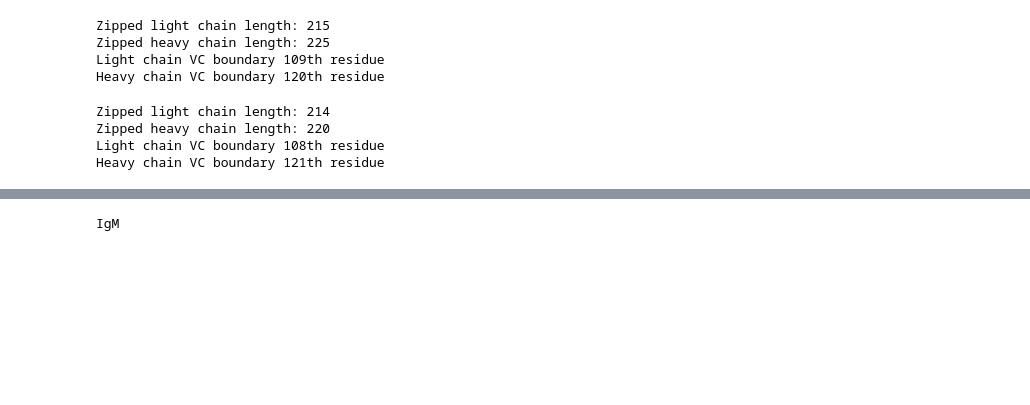
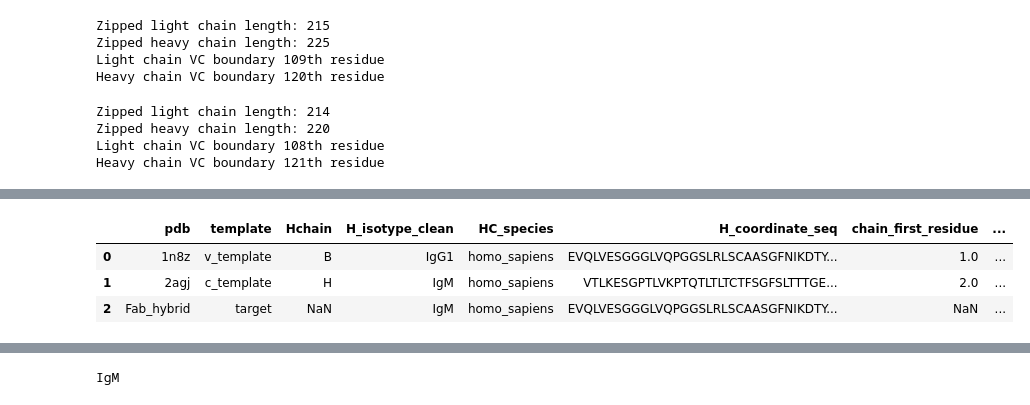
Before and after one commit to lewhay03/Antibody-Constant-Region-Modelling-Pipeline, a Jupyter notebook: Scripts/antibody_modelling_pipeline_jupyter_draft.ipynb, the cells around one changed output, grey strips where cells are left out. Cells and saved outputs as stored; diff of their text form; code cells hidden in the pictures; blank space fills up the shorter version.

Commit message:
Re-write functions to improve robustness and improve automation

```diff
--- a/Scripts/antibody_modelling_pipeline_jupyter_draft.ipynb
+++ b/Scripts/antibody_modelling_pipeline_jupyter_draft.ipynb
@@ -266,7 +250,7 @@ Heavy chain VC boundary 121th residue
 def make_recombinant_seqs(vl_zip, vh_zip, cl_zip, ch_zip):
     """Combines the variable and constant regions of 2 different template sequences.
     Takes 'zipped' (residue-position sequence) chains, joins VL to CL and VH to CH.
-    Outputs two strings."""
+    Outputs a tuple of two strings (light_sequence, heavy_sequence)."""
 
     # Make variable region sequence
     vl_str = ''.join(res for res, _ in vl_zip)
@@ -279,7 +263,10 @@ def make_recombinant_seqs(vl_zip, vh_zip, cl_zip, ch_zip):
     recombinant_seq_light = vl_str + cl_str
     recombinant_seq_heavy = vh_str + ch_str
 
+    print(f"Recombinant Sequence (light): {recombinant_seq_light}")
+    print(f"Recombinant Sequence (heavy): {recombinant_seq_heavy}")
+
     return (recombinant_seq_light, recombinant_seq_heavy)
 
-make_recombinant_seqs(vl_zip, vh_zip, cl_zip, ch_zip)
+recombinant_seq_light, recombinant_seq_heavy = make_recombinant_seqs(vl_zip, vh_zip, cl_zip, ch_zip)
 # %% [output]
@@ -331,18 +275,56 @@ write_template_headers(c_template,*annotate_metadata(df_filtered, c_template))
 # %%
 def make_df_heavies(df_filtered: pd.DataFrame) -> pd.DataFrame:
-    """Creates a new dataframe for heavy chain metadata from an already filtered dataframe."""
+    """Creates a new dataframe for heavy chain metadata from an already-filtered dataframe."""
+
+    # Call the recombinant sequence function and assign variables
+    _, recombinant_seq_heavy = make_recombinant_seqs(vl_zip, vh_zip, cl_zip, ch_zip)
 
     df_heavies = pd.DataFrame({
     "pdb": df_filtered["pdb"],
     "template": df_filtered["template"],
-
+    "Hchain": df_filtered["Hchain"],
     "H_isotype_clean": df_filtered["H_isotype_clean"],
+    "HC_species": df_filtered["HC_species"],
     "H_coordinate_seq": df_filtered["H_coordinate_seq"],
     })
 
+    # Clean Hchain to keep only first character
+    df_heavies["Hchain"] = df_heavies["Hchain"].str[0]
+
+    first_residue_nos = []
+    last_residue_nos = []
+
     # Using iterrows for stable behaviour in pandas
-    for idx, row in df.iterrows():
+    for idx, row in df_filtered.iterrows():
 
-        if row["template"] == v_template:
+        # Split the string of numbering to a list and extract start/end values
+        residue_numbering_list = list(map(int, row["H_PDB_numbering"].split(",")))
+        last_residue_nos.append(residue_numbering_list[-1])
+        first_residue_nos.append(residue_numbering_list[0])
+
+    #Add new columns to new df
+    df_heavies["chain_first_residue"] = first_residue_nos
+    df_heavies["chain_last_residue"] = last_residue_nos
+
+    # Append recombinant hybrid row to the new dataframe
+    hybrid_row = {
+        "pdb": "Fab_hybrid",
+        "template": "target",
+
+        # Assigns the constant region's isotype as the isotype for the target
+        "H_isotype_clean": df_filtered.loc[df_filtered["template"] == "c_template", "H_isotype_clean"].values[0],
+
+        # Assigns the species
+        "HC_species": df_filtered.loc[df_filtered["template"] == "c_template", "HC_species"].values[0],
+
+        # Add the recombinant sequence to the new row dict
+        "H_coordinate_seq": recombinant_seq_heavy
+    }
+
+    df_heavies = pd.concat([df_heavies, pd.DataFrame([hybrid_row])], ignore_index=True)
 
     return df_heavies
+
+df_heavy = make_df_heavies(df_filtered)
+df_heavy
+# %% [output]
@@ -348,0 +333,4 @@ def make_df_heavies(df_filtered: pd.DataFrame) -> pd.DataFrame:
+|  | pdb | template | Hchain | H_isotype_clean | HC_species | H_coordinate_seq | chain_first_residue | ... |
+| 0 | 1n8z | v_template | B | IgG1 | homo_sapiens | EVQLVESGGGLVQPGGSLRLSCAASGFNIKDTY... | 1.0 | ... |
+| 1 | 2agj | c_template | H | IgM | homo_sapiens | VTLKESGPTLVKPTQTLTLTCTFSGFSLTTTGE... | 2.0 | ... |
+| 2 | Fab_hybrid | target | NaN | IgM | homo_sapiens | EVQLVESGGGLVQPGGSLRLSCAASGFNIKDTY... | NaN | ... |
```
Also changed, not shown: parts of 11 cells of this notebook, 2 other files.
